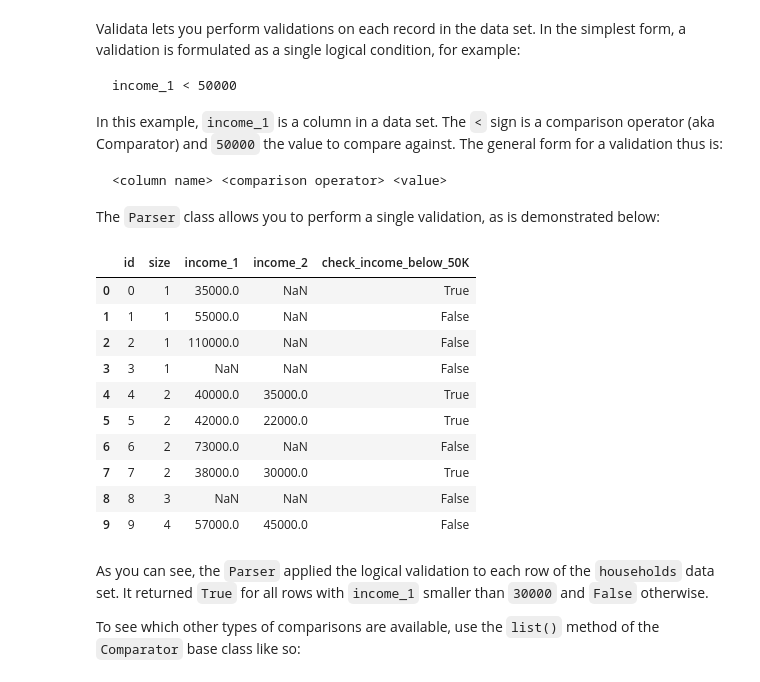
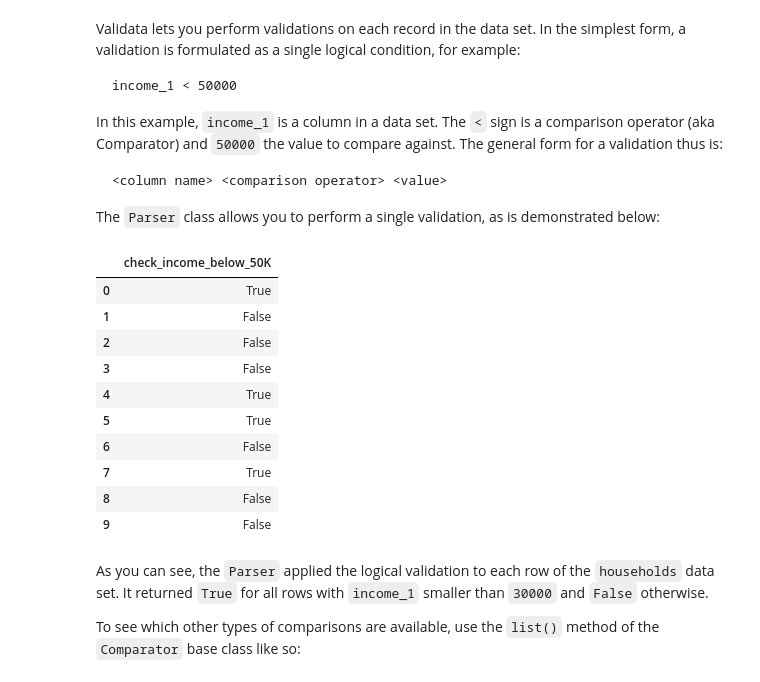
Before and after one commit to wti200/validata, a Jupyter notebook: docs/basic_usage.ipynb, the cells around one changed output. Saved outputs shown, nothing was run; the diff lists cells and outputs as text; code cells hidden in the pictures.

```diff
--- a/docs/basic_usage.ipynb
+++ b/docs/basic_usage.ipynb
@@ -56,21 +56,23 @@ The `Parser` class allows you to perform a single validation, as is demonstrated
 # %%
 # Create a Parser and supply it with a validation
 ps = Parser("income_1 < 50000", "check_income_below_50K")
 
 # Perform the validation on the households data set
-households.join(ps.evaluate(households))
+# households.join(
+ps.evaluate(households)
+# )
 # %% [output]
-|  | id | size | income_1 | income_2 | check_income_below_50K |
-| 0 | 0 | 1 | 35000.0 | NaN | True |
-| 1 | 1 | 1 | 55000.0 | NaN | False |
-| 2 | 2 | 1 | 110000.0 | NaN | False |
-| 3 | 3 | 1 | NaN | NaN | False |
-| 4 | 4 | 2 | 40000.0 | 35000.0 | True |
-| 5 | 5 | 2 | 42000.0 | 22000.0 | True |
-| 6 | 6 | 2 | 73000.0 | NaN | False |
-| 7 | 7 | 2 | 38000.0 | 30000.0 | True |
-| 8 | 8 | 3 | NaN | NaN | False |
-| 9 | 9 | 4 | 57000.0 | 45000.0 | False |
+|  | check_income_below_50K |
+| 0 | True |
+| 1 | False |
+| 2 | False |
+| 3 | False |
+| 4 | True |
+| 5 | True |
+| 6 | False |
+| 7 | True |
+| 8 | False |
+| 9 | False |
 # %% [markdown]
 As you can see, the `Parser` applied the logical validation to each row of the `households` data set. It returned `True` for all rows with `income_1` smaller than `30000` and `False` otherwise.
 
```
Also changed, not shown: parts of 3 cells of this notebook, 2 other files.
